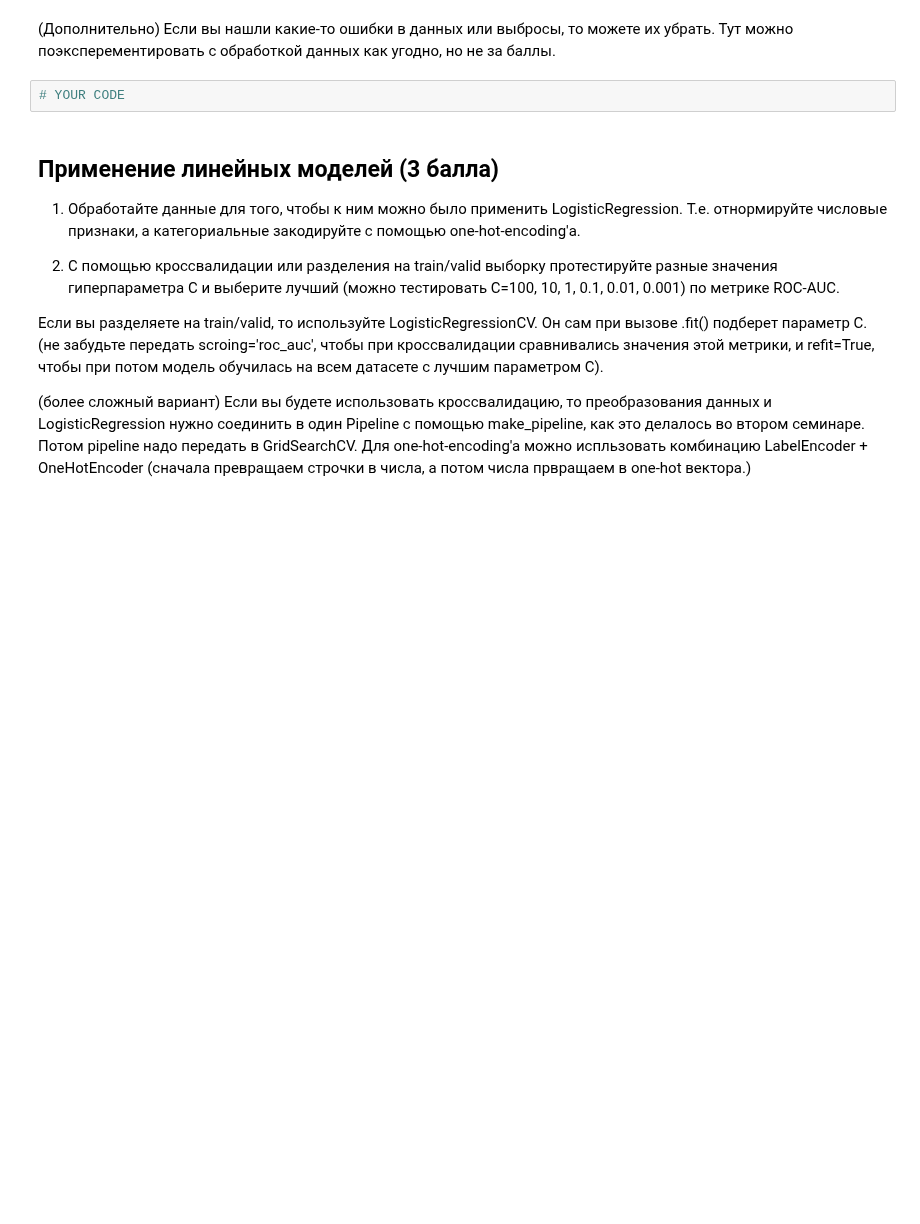
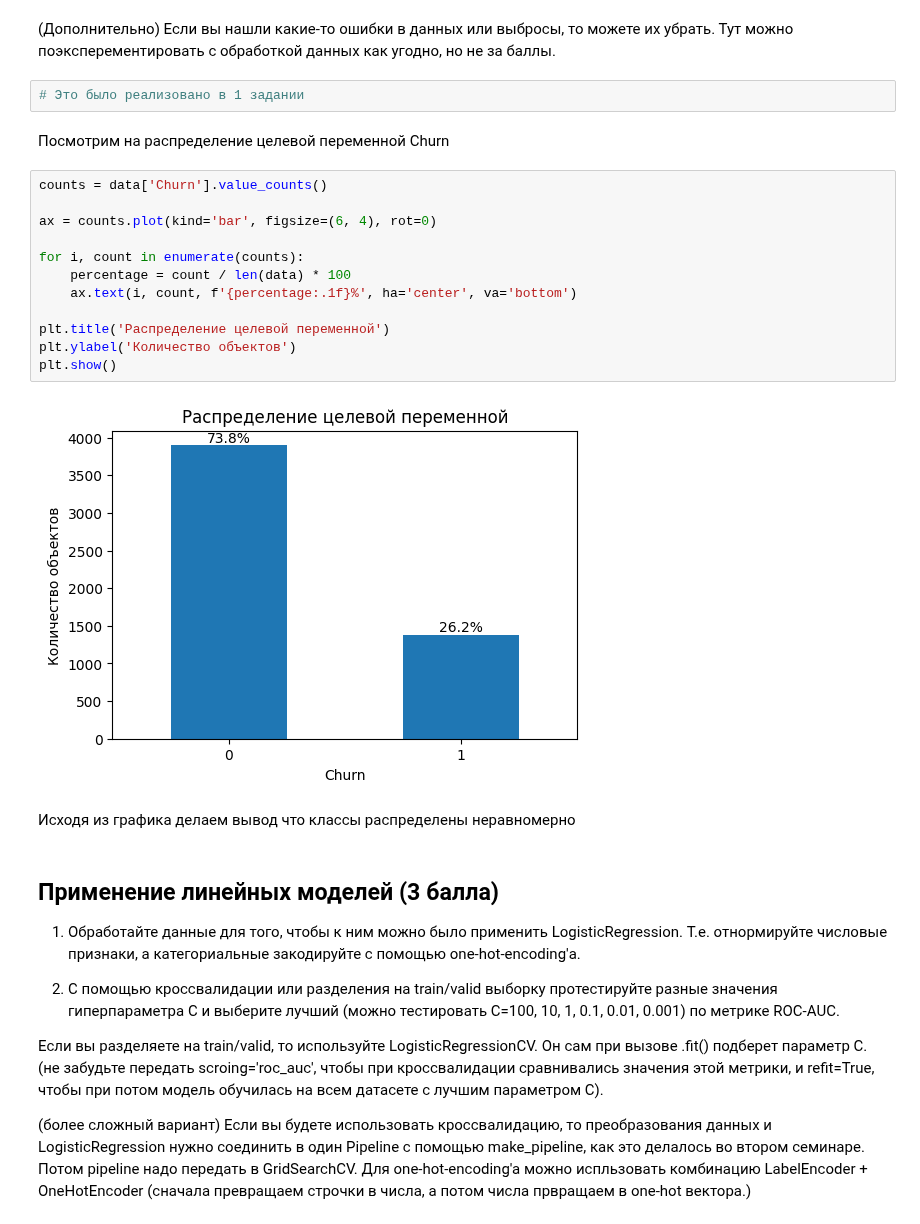
Before and after one commit to mymindinsane/DLS, a Jupyter notebook: week_03_composition_model_selection/Homework/hw_3_kaggle.ipynb, the cells around one changed output. Cells and saved outputs as stored; diff of their text form; blank space fills up the shorter version.

```diff
--- a/week_03_composition_model_selection/Homework/hw_3_kaggle.ipynb
+++ b/week_03_composition_model_selection/Homework/hw_3_kaggle.ipynb
@@ -269,7 +349,25 @@ display(
 # %% [markdown]
 (Дополнительно) Если вы нашли какие-то ошибки в данных или выбросы, то можете их убрать. Тут можно поэксперементировать с обработкой данных как угодно, но не за баллы.
-# %%
-# YOUR CODE
+# %%
+# Это было реализовано в 1 задании
+# %% [markdown]
+Посмотрим на распределение целевой переменной Churn
+# %%
+counts = data['Churn'].value_counts()
+
+ax = counts.plot(kind='bar', figsize=(6, 4), rot=0)
+
+for i, count in enumerate(counts):
+    percentage = count / len(data) * 100
+    ax.text(i, count, f'{percentage:.1f}%', ha='center', va='bottom')
+
+plt.title('Распределение целевой переменной')
+plt.ylabel('Количество объектов')
+plt.show()
+# %% [output]
+[figure, added]
+# %% [markdown]
+Исходя из графика делаем вывод что классы распределены неравномерно
 # %% [markdown]
 ## Применение линейных моделей (3 балла)
 
```
Also changed, not shown: parts of 7 cells of this notebook.
